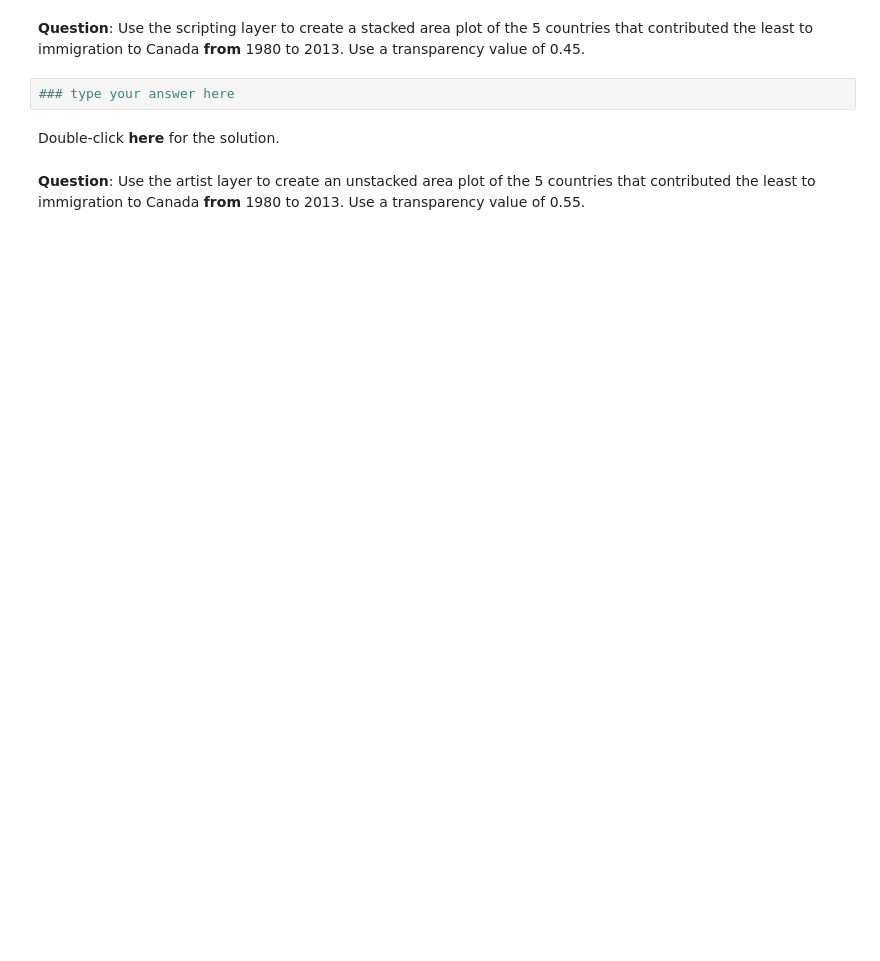
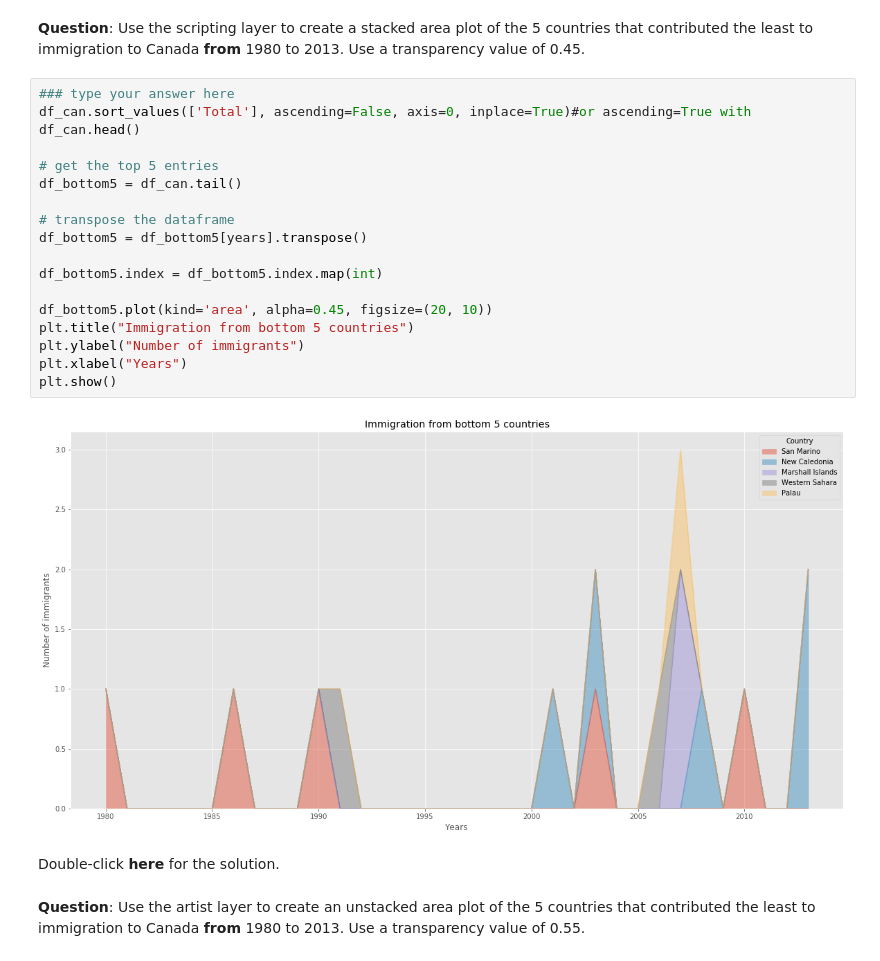
Before and after one commit to mugdhav/IBMCert, a Jupyter notebook: DVweek2_Area_Plots_Histograms_and_Bar_Charts_unsolved.ipynb, the cells around one changed output. Drawn from its saved outputs; the diff is of its cells as text; blank space fills up the shorter version.

```diff
--- a/DVweek2_Area_Plots_Histograms_and_Bar_Charts_unsolved.ipynb
+++ b/DVweek2_Area_Plots_Histograms_and_Bar_Charts_unsolved.ipynb
@@ -210,7 +296,24 @@ ax.set_xlabel('Years')
 # %% [markdown]
 **Question**: Use the scripting layer to create a stacked area plot of the 5 countries that contributed the least to immigration to Canada **from** 1980 to 2013. Use a transparency value of 0.45.
-# %%
-### type your answer here
+# %%
+### type your answer here
+df_can.sort_values(['Total'], ascending=False, axis=0, inplace=True)#or ascending=True with df_can.head()
+
+# get the top 5 entries
+df_bottom5 = df_can.tail()
+
+# transpose the dataframe
+df_bottom5 = df_bottom5[years].transpose()
+
+df_bottom5.index = df_bottom5.index.map(int)
+
+df_bottom5.plot(kind='area', alpha=0.45, figsize=(20, 10))
+plt.title("Immigration from bottom 5 countries")
+plt.ylabel("Number of immigrants")
+plt.xlabel("Years")
+plt.show()
+# %% [output]
+[figure, added]
 # %% [markdown]
 Double-click __here__ for the solution.
 <!-- The correct answer is:
```
Also changed, not shown: parts of 30 cells of this notebook.
